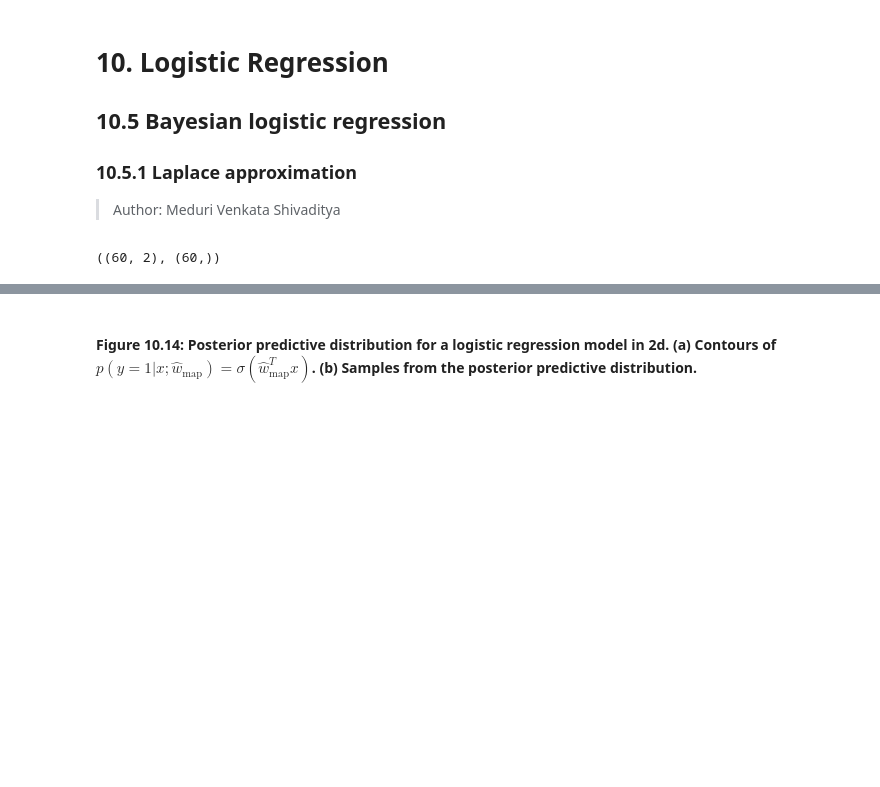
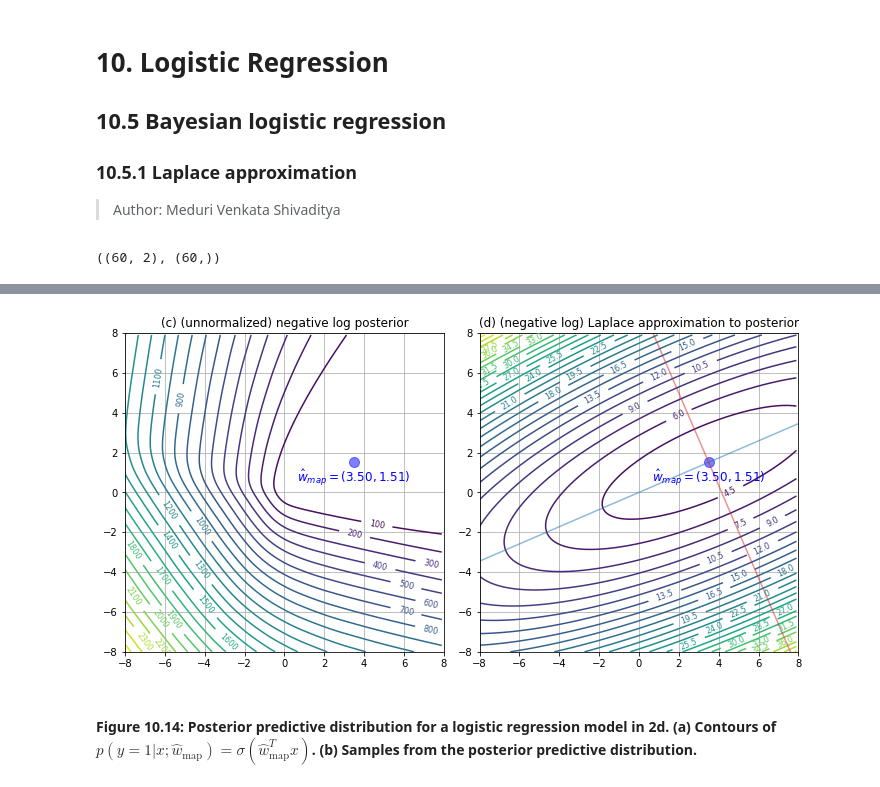
Before and after one commit to chofchof/probml, a Jupyter notebook: notebooks/book1/10/logreg_laplace_demo.ipynb, the cells around one changed output, grey strips where cells are left out. Drawn from its saved outputs; the diff is of its cells as text; code cells hidden in the pictures; blank space fills up the shorter version.

```diff
--- a/notebooks/book1/10/logreg_laplace_demo.ipynb
+++ b/notebooks/book1/10/logreg_laplace_demo.ipynb
@@ -179,3 +169,53 @@ fig.tight_layout()
+# %%
+from scipy.stats import multivariate_normal
+neg_log_posterior = pnll(W, X, y, λ)
+
+fig, (ax1, ax2) = plt.subplots(ncols=2, figsize=(10,5))
+
+# (c) Plotting the (unnormalised) negative log posterior
+
+cs = ax1.contour(xx, yy, neg_log_posterior.reshape(xx.shape), levels=30)
+ax1.clabel(cs, inline=True, fontsize=8)
+
+ax1.plot(
+    w_map[0], w_map[1], marker='o', markersize=10, color='blue', alpha=0.5
+)
+ax1.text(
+    w_map[0], w_map[1]-0.25, f'$\hat w_{{map}}=({w_map[0]:.2f}, {w_map[1]:.2f})$',
+    color='blue', ha='center', va='top', fontsize=12
+)
+ax1.set_xlim(lim)
+ax1.set_ylim(lim)
+ax1.set_aspect('equal')
+ax1.set_title('(c) (unnormalized) negative log posterior')
+ax1.grid(True)
+
+# (d) Plotting the negative log Laplace approximation to posterior
+
+neg_log_laplace_posterior = -np.log(
+    multivariate_normal.pdf(W, mean=w_map, cov=np.linalg.inv(H_map))
+)
+
+cs = ax2.contour(xx, yy, neg_log_laplace_posterior.reshape(xx.shape), levels=30)
+ax2.clabel(cs, inline=True, fontsize=8)
+ax2.plot(
+    w_map[0], w_map[1], marker='o', markersize=10, color='blue', alpha=0.5
+)
+ax2.text(
+    w_map[0], w_map[1]-0.25, f'$\hat w_{{map}}=({w_map[0]:.2f}, {w_map[1]:.2f})$',
+    color='blue', ha='center', va='top', fontsize=12
+)
+ax2.axline(xy1=(0, 0), xy2=w_map, color='tab:blue', alpha=0.5)
+ax2.axline(xy1=w_map, slope=-w_map[0] / w_map[1], color='tab:red', alpha=0.5)
+ax2.set_xlim(lim)
+ax2.set_ylim(lim)
+ax2.set_aspect('equal')
+ax2.set_title('(d) (negative log) Laplace approximation to posterior')
+ax2.grid(True)
+
+fig.tight_layout()
+# %% [output]
+[figure, added]
 # %% [markdown]
 #### Figure 10.14: Posterior predictive distribution for a logistic regression model in 2d. (a) Contours of $p(y=1|x;\hat w_\text{map})=\sigma(\hat w_\text{map}^Tx)$. (b) Samples from the posterior predictive distribution.
 # %%
```
Also changed, not shown: parts of 10 cells of this notebook, 5 other files.
